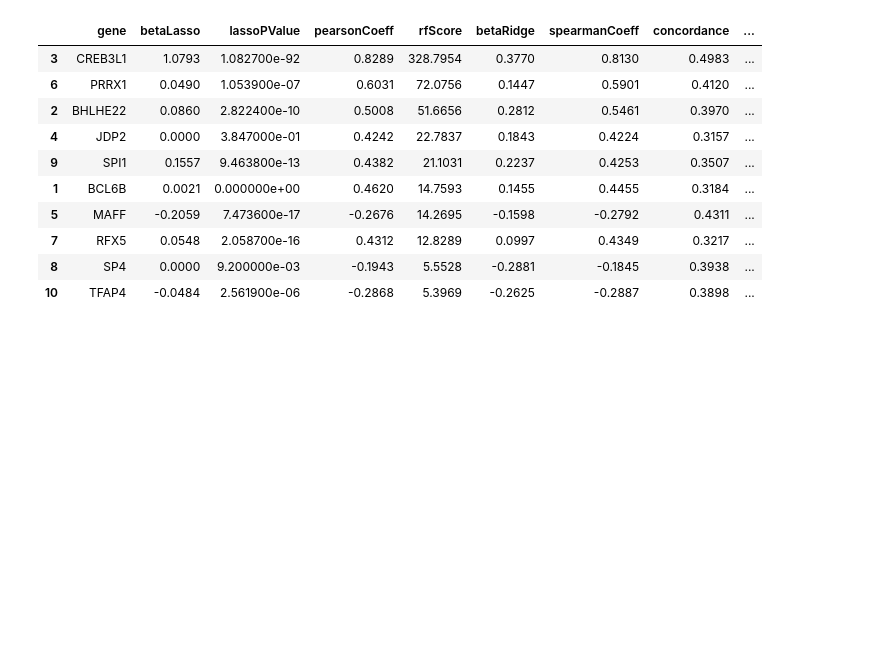
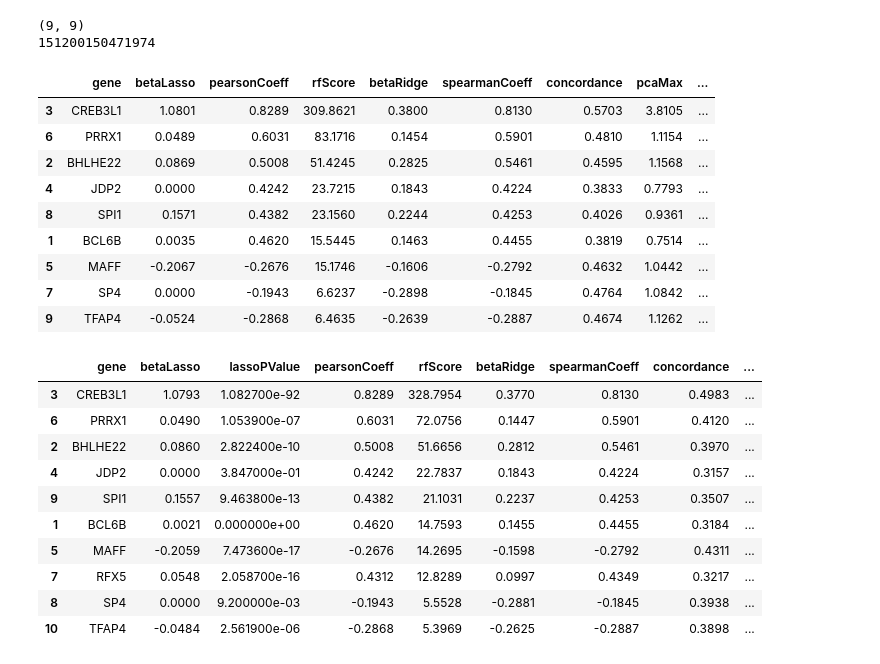
Before and after one commit to paul-shannon/dockerizedMicroservices, a Jupyter notebook: trenaGelinas/hostDir/tester.ipynb, the cells around one changed output. Drawn from its saved outputs; the diff is of its cells as text; code cells hidden in the pictures; blank space fills up the shorter version.

```diff
--- a/trenaGelinas/hostDir/tester.ipynb
+++ b/trenaGelinas/hostDir/tester.ipynb
@@ -78,6 +85,23 @@ tbl_model = trena.createGeneModel('COL1A1', 'protectedAndExposed')
+# %%
+# tbl_model = trena.createGeneModel('COL1A1', 'protectedAndExposed')
+tbl_model = trena.createGeneModel("COL1A1", ["lasso", "pearson", "randomForest", "ridge", "spearman"], tbl_fp, "MotifDb", "protectedAndExposed")
 # %%
 print(tbl_model.shape)
-pri
+print(tbl_model.key)
+tbl_model
+# %% [output]
+(9, 9)
+151200150471974
+|  | gene | betaLasso | pearsonCoeff | rfScore | betaRidge | spearmanCoeff | concordance | pcaMax | ... |
+| 3 | CREB3L1 | 1.0801 | 0.8289 | 309.8621 | 0.3800 | 0.8130 | 0.5703 | 3.8105 | ... |
+| 6 | PRRX1 | 0.0489 | 0.6031 | 83.1716 | 0.1454 | 0.5901 | 0.4810 | 1.1154 | ... |
+| 2 | BHLHE22 | 0.0869 | 0.5008 | 51.4245 | 0.2825 | 0.5461 | 0.4595 | 1.1568 | ... |
+| 4 | JDP2 | 0.0000 | 0.4242 | 23.7215 | 0.1843 | 0.4224 | 0.3833 | 0.7793 | ... |
+| 8 | SPI1 | 0.1571 | 0.4382 | 23.1560 | 0.2244 | 0.4253 | 0.4026 | 0.9361 | ... |
+| 1 | BCL6B | 0.0035 | 0.4620 | 15.5445 | 0.1463 | 0.4455 | 0.3819 | 0.7514 | ... |
+| 5 | MAFF | -0.2067 | -0.2676 | 15.1746 | -0.1606 | -0.2792 | 0.4632 | 1.0442 | ... |
+| 7 | SP4 | 0.0000 | -0.1943 | 6.6237 | -0.2898 | -0.1845 | 0.4764 | 1.0842 | ... |
+| 9 | TFAP4 | -0.0524 | -0.2868 | 6.4635 | -0.2639 | -0.2887 | 0.4674 | 1.1262 | ... |
 # %%
 assert(tbl_model.shape[1] == 10)   # ten columns
 assert(tbl_model.shape[0] > 8)     # 10 rows at present (27 nov 2017)
```
Also changed, not shown: parts of 17 cells of this notebook, 4 other files.
